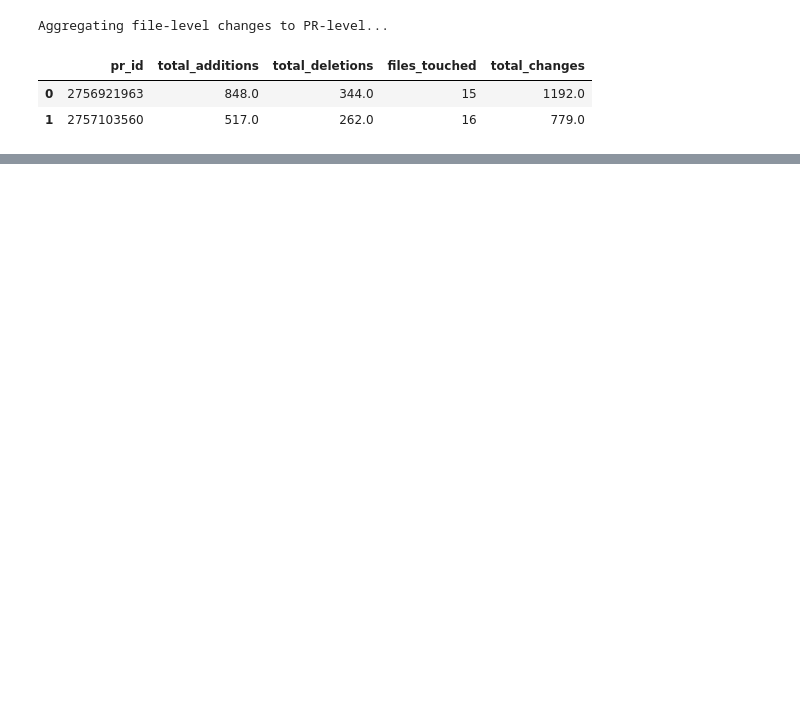
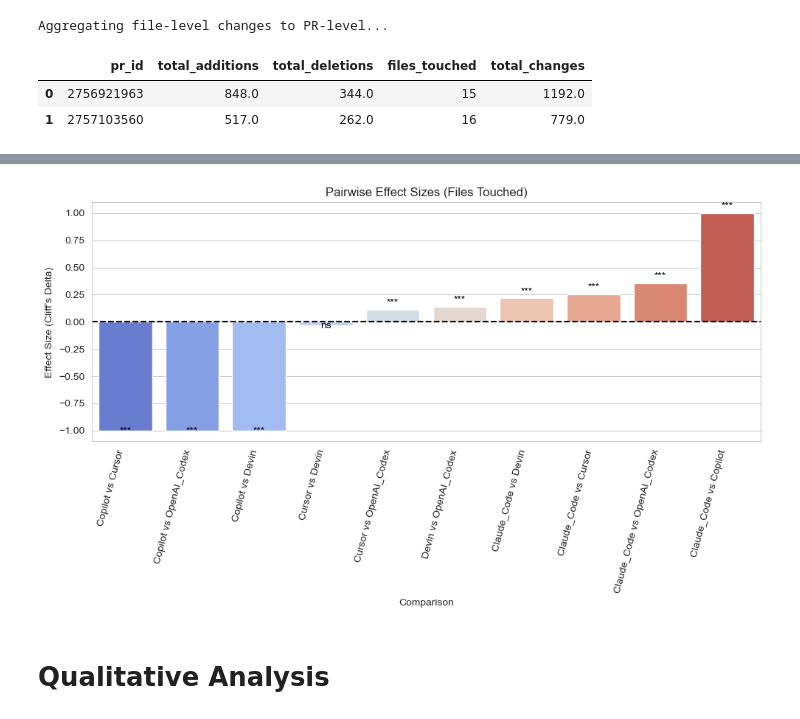
Before and after one commit to Riazul-Islam-Rifat/AIDev-2a-Git, a Jupyter notebook: Dataset-Analysis1.ipynb, the cells around one changed output, grey strips where cells are left out. Saved outputs shown, nothing was run; the diff lists cells and outputs as text; code cells hidden in the pictures; blank space fills up the shorter version.

```diff
--- a/Dataset-Analysis1.ipynb
+++ b/Dataset-Analysis1.ipynb
@@ -211,0 +429,69 @@ Aggregating file-level changes to PR-level...
+# %%
+from scipy.stats import mannwhitneyu
+from itertools import combinations
+import seaborn as sns
+
+# ---- Cliff's Delta function ----
+def cliffs_delta(a, b):
+    m, n = len(a), len(b)
+    more = sum(x > y for x in a for y in b)
+    less = sum(x < y for x in a for y in b)
+    return (more - less) / (m * n)
+
+# ---- Run pairwise comparisons ----
+focus_metric = 'files_touched'
+focus_title = 'Files Touched'
+agent_pairs = list(combinations(agents_to_include, 2))
+
+pairwise_results = []
+for agent1, agent2 in agent_pairs:
+    data1 = merged_df[merged_df['agent'] == agent1][focus_metric].values
+    data2 = merged_df[merged_df['agent'] == agent2][focus_metric].values
+
+    stat, p_value = mannwhitneyu(data1, data2, alternative='two-sided')
+    delta = cliffs_delta(data1, data2)  # Effect size
+
+    pairwise_results.append({
+        'agent1': agent1,
+        'agent2': agent2,
+        'statistic': stat,
+        'p_value': p_value,
+        'delta': delta,
+        'sig': "***" if p_value < 0.001 else "**" if p_value < 0.01 else "*" if p_value < 0.05 else "ns"
+    })
+
+# ---- Convert to DataFrame ----
+df_pairwise = pd.DataFrame(pairwise_results)
+df_pairwise["Comparison"] = df_pairwise["agent1"] + " vs " + df_pairwise["agent2"]
+
+# Display clean results table
+print("\nPairwise comparisons for", focus_title)
+print("+" + "-"*90 + "+")
+print(f"| {'Agent Pair':<30} | {'U Statistic':<12} | {'p-value':<12} | {'Cliff’s Delta':<15} | {'Sig':<5} |")
+print("+" + "-"*90 + "+")
+for _, row in df_pairwise.iterrows():
+    p_display = f"{row['p_value']:.3e}" if row['p_value'] < 0.001 else f"{row['p_value']:.3f}"
+    print(f"| {row['Comparison']:<30} | {row['statistic']:>12.0f} | {p_display:>12} | {row['delta']:>15.3f} | {row['sig']:>5} |")
+print("+" + "-"*90 + "+")
+print("*** p < 0.001, ** p < 0.01, * p < 0.05, ns = not significant")
+
+# ---- Barplot of Effect Sizes ----
+# Sort pairs by delta magnitude for readability
+df_pairwise = df_pairwise.sort_values("delta", ascending=True)
+
+plt.figure(figsize=(10,6))
+sns.barplot(data=df_pairwise, x="Comparison", y="delta", palette="coolwarm")
+
+# Add significance stars above bars
+for i, row in enumerate(df_pairwise.itertuples()):
+    plt.text(i, row.delta + (0.02 if row.delta >= 0 else -0.05),
+             row.sig, ha='center', va='bottom', fontsize=10, color="black")
+
+# Formatting
+plt.axhline(0, color="black", linestyle="--")
+plt.xticks(rotation=75, ha="right")
+plt.ylabel("Effect Size (Cliff’s Delta)")
+plt.title(f"Pairwise Effect Sizes ({focus_title})")
+plt.tight_layout()
+plt.show()
+# %% [output]
@@ -211,0 +514,3 @@ Aggregating file-level changes to PR-level...
+[figure, added]
+# %% [markdown]
+# Qualitative Analysis
```
Also changed, not shown: parts of 10 cells of this notebook.
